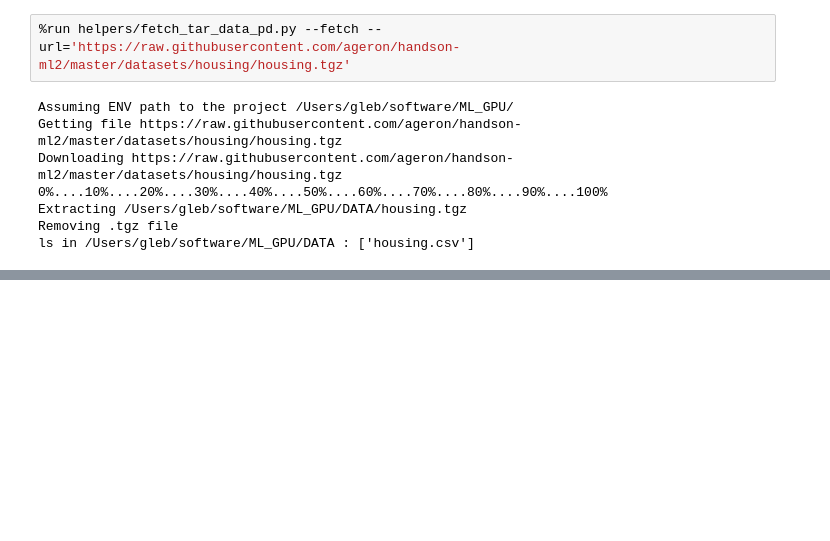
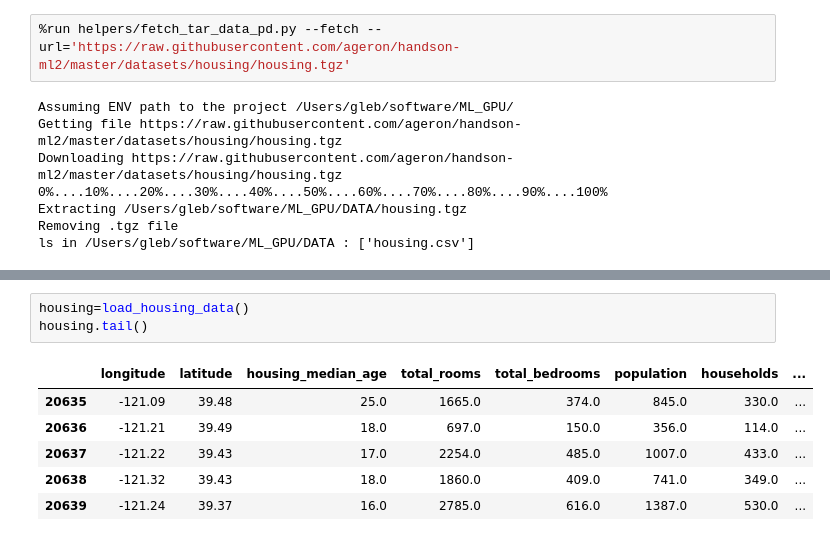
Before and after one commit to glukicov/ML_GPU, a Jupyter notebook: Housing.ipynb, the cells around one changed output, grey strips where cells are left out. Saved outputs shown, nothing was run; the diff lists cells and outputs as text; blank space fills up the shorter version.

```diff
--- a/Housing.ipynb
+++ b/Housing.ipynb
@@ -46,0 +32,10 @@ pd.read_csv('/Users/gleb/software/ML_GPU/DATA/housing.csv')
+# %%
+housing=load_housing_data()
+housing.tail()
+# %% [output]
+|  | longitude | latitude | housing_median_age | total_rooms | total_bedrooms | population | households | ... |
+| 20635 | -121.09 | 39.48 | 25.0 | 1665.0 | 374.0 | 845.0 | 330.0 | ... |
+| 20636 | -121.21 | 39.49 | 18.0 | 697.0 | 150.0 | 356.0 | 114.0 | ... |
+| 20637 | -121.22 | 39.43 | 17.0 | 2254.0 | 485.0 | 1007.0 | 433.0 | ... |
+| 20638 | -121.32 | 39.43 | 18.0 | 1860.0 | 409.0 | 741.0 | 349.0 | ... |
+| 20639 | -121.24 | 39.37 | 16.0 | 2785.0 | 616.0 | 1387.0 | 530.0 | ... |
```
Also changed, not shown: parts of 26 cells of this notebook, 4 other files.
